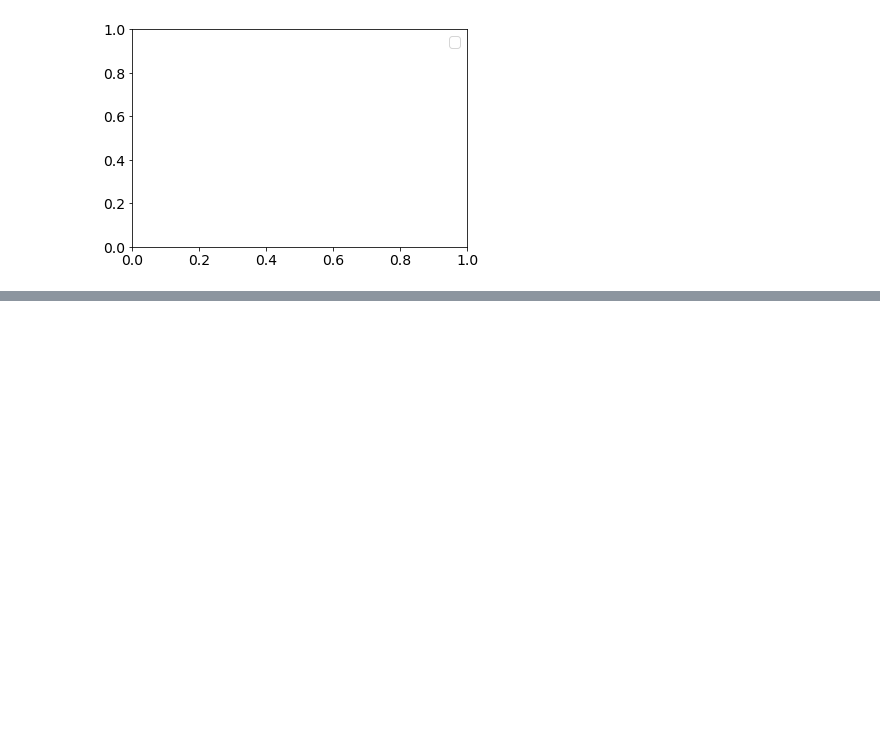
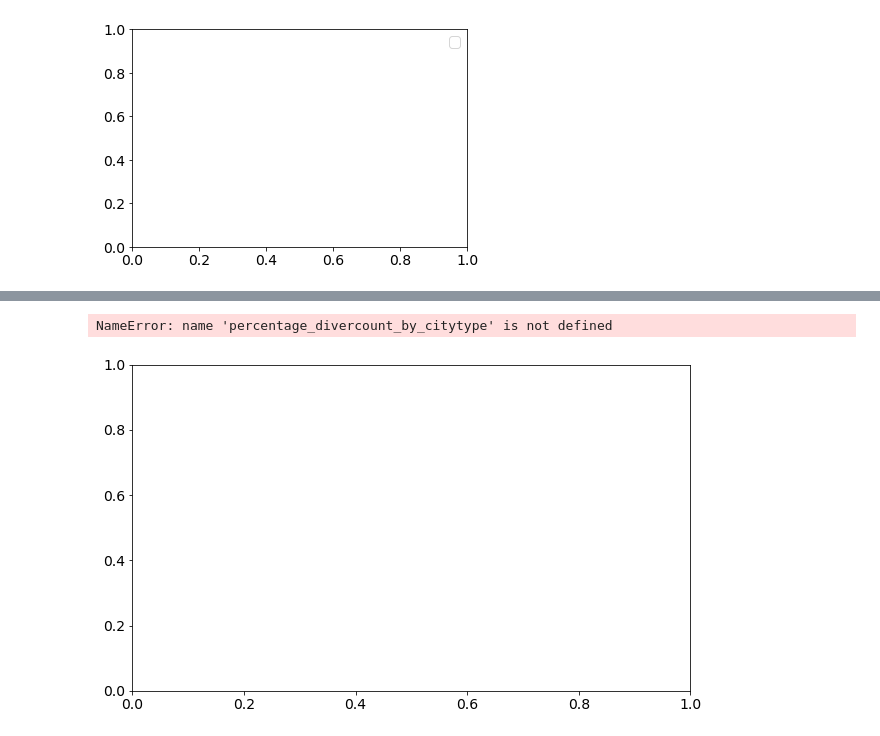
Before and after one commit to amuthusa/PyBer_Analysis, a Jupyter notebook: PyBer.ipynb, the cells around one changed output, grey strips where cells are left out. Saved outputs shown, nothing was run; the diff lists cells and outputs as text; code cells hidden in the pictures; blank space fills up the shorter version.

```diff
--- a/PyBer.ipynb
+++ b/PyBer.ipynb
@@ -897 +944,23 @@ Urban       86.745550
 Name: driver_count, dtype: float64
+# %%
+#import dependency
+import matplotlib as mpl
+
+plt.subplots(figsize=(10,6))
+# Build the percentage of fares by city type pie chart.
+plt.pie(percentage_divercount_by_citytype,
+        labels=["Rural", "Suburban", "Urban"],
+        colors=["gold", "lightskyblue", "lightcoral"],
+        explode=[0,0,0.1],
+        autopct="%.1f%%",
+        shadow=True, startangle=150)
+plt.title("% of Total divercount by city type")
+
+mpl.rcParams['font.size'] = 14
+
+#save the figure
+plt.savefig("analysis/Fig7.png")
+plt.show()
+# %% [output]
+NameError: name 'percentage_divercount_by_citytype' is not defined
+[figure, added]
```
Also changed, not shown: parts of 7 cells of this notebook, 2 other files.
